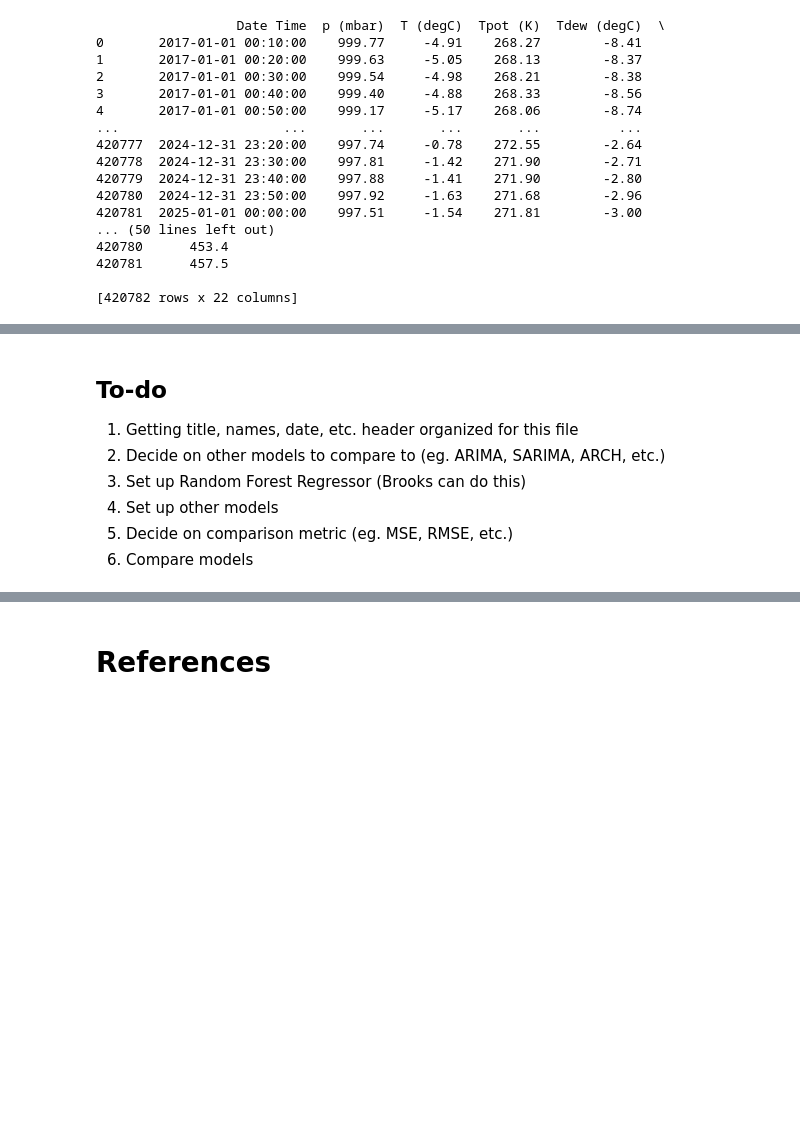
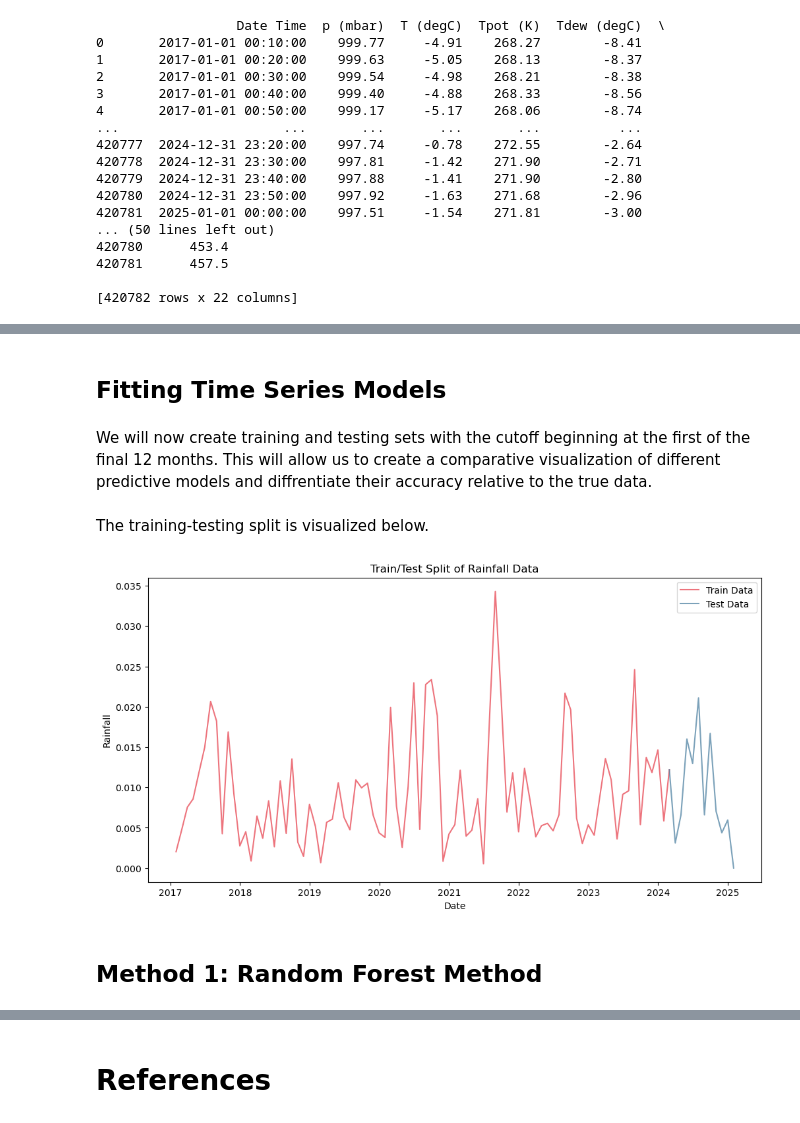
Before and after one commit to brooks-coding/Forecasting-with-Random-Forest, a Jupyter notebook: main.ipynb, the cells around one changed output, grey strips where cells are left out. Drawn from its saved outputs; the diff is of its cells as text; code cells hidden in the pictures; blank space fills up the shorter version.

```diff
--- a/main.ipynb
+++ b/main.ipynb
@@ -72,9 +62,33 @@ yearly_means = rain["rain (mm)"].resample("YE").mean()
-# %% [markdown]
-## To-do
-
-1. Getting title, names, date, etc. header organized for this file
-2. Decide on other models to compare to (eg. ARIMA, SARIMA, ARCH, etc.)
-3. Set up Random Forest Regressor (Brooks can do this)
-4. Set up other models
-5. Decide on comparison metric (eg. MSE, RMSE, etc.)
-6. Compare models
+# %% [markdown]
+## Fitting Time Series Models
+# %% [markdown]
+We will now create training and testing sets with the cutoff beginning at the first of the final 12 months. This will allow us to create a comparative visualization of different predictive models and diffrentiate their accuracy relative to the true data.
+# %%
+split_date = df.index[-12]
+
+df_train = df.loc[:split_date]
+df_test = df.loc[split_date:]
+
+X_train, y_train = df_train.drop(columns=["Rainfall"]), df_train["Rainfall"]
+X_test, y_test = df_test.drop(columns=["Rainfall"]), df_test["Rainfall"]
+
+forecast_start = y_test.index[0]
+forecast_end = y_test.index[-1]
+# %% [markdown]
+The training-testing split is visualized below.
+# %%
+train_index = y_train.index
+test_index = y_test.index
+
+plt.figure(figsize=(12, 6))
+plt.plot(train_index, y_train, label="Train Data", color="#E63946", alpha=0.7)
+plt.plot(test_index, y_test, label="Test Data", color="#457B9D", alpha=0.7)
+plt.xlabel("Date")
+plt.ylabel("Rainfall")
+plt.title("Train/Test Split of Rainfall Data")
+plt.legend()
+plt.show()
+# %% [output]
+[figure, added]
+# %% [markdown]
+## Method 1: Random Forest Method
```
Also changed, not shown: parts of 30 cells of this notebook.
